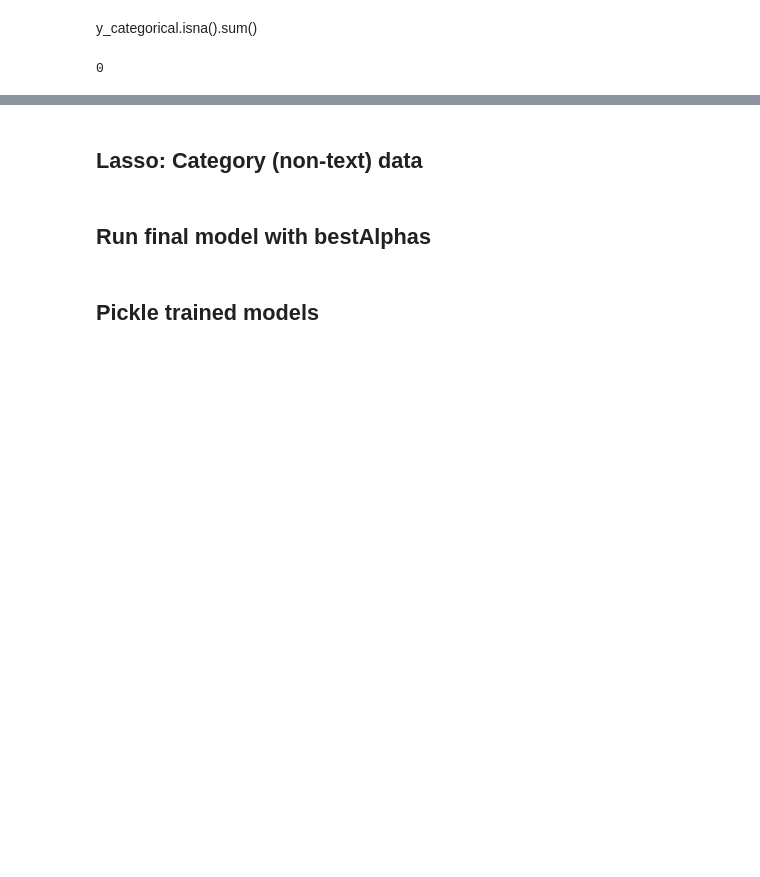
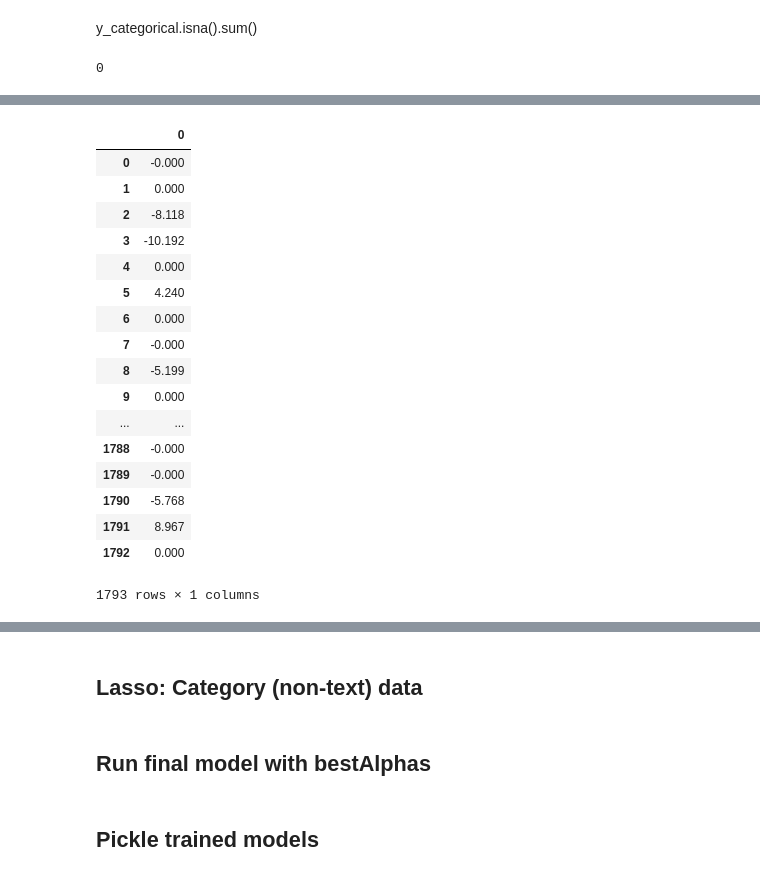
Before and after one commit to andrewredd/mlps-project, a Jupyter notebook: mercari_price_adr1_jms.ipynb, the cells around one changed output, grey strips where cells are left out. Saved outputs shown, nothing was run; the diff lists cells and outputs as text; code cells hidden in the pictures; blank space fills up the shorter version.

```diff
--- a/mercari_price_adr1_jms.ipynb
+++ b/mercari_price_adr1_jms.ipynb
@@ -387,0 +390,21 @@ lasso_res.coef_
+# %%
+pd.DataFrame()
+# %% [output]
+|  | 0 |
+| 0 | -0.000 |
+| 1 | 0.000 |
+| 2 | -8.118 |
+| 3 | -10.192 |
+| 4 | 0.000 |
+| 5 | 4.240 |
+| 6 | 0.000 |
+| 7 | -0.000 |
+| 8 | -5.199 |
+| 9 | 0.000 |
+| ... | ... |
+| 1788 | -0.000 |
+| 1789 | -0.000 |
+| 1790 | -5.768 |
+| 1791 | 8.967 |
+| 1792 | 0.000 |
+1793 rows × 1 columns
```
Also changed, not shown: parts of 19 cells of this notebook.
